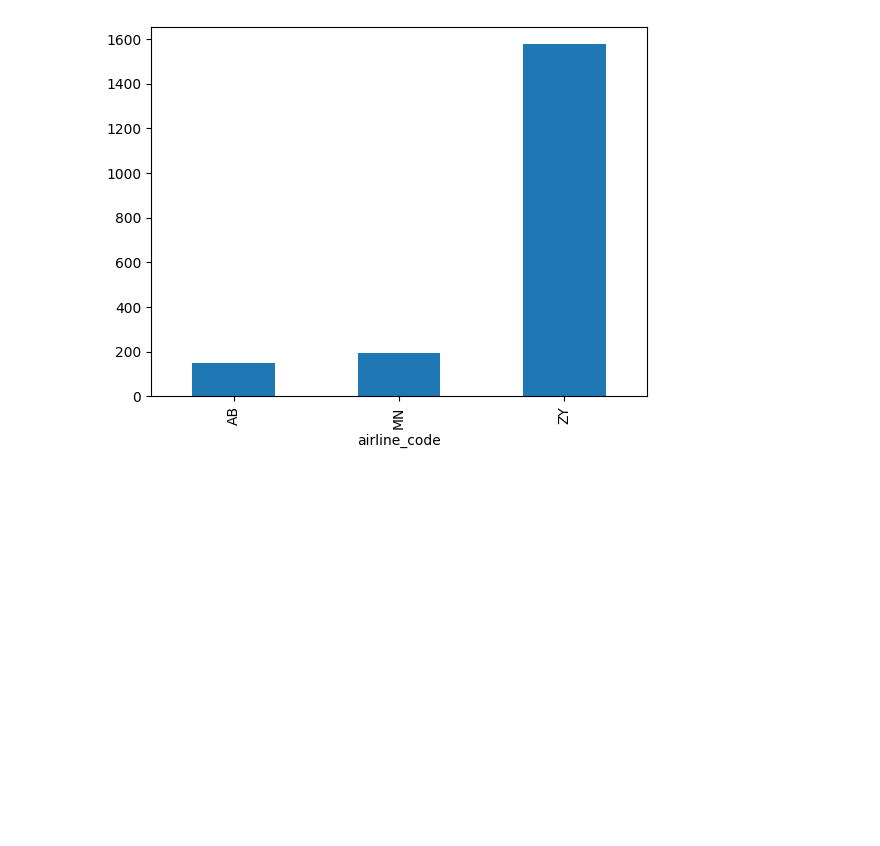
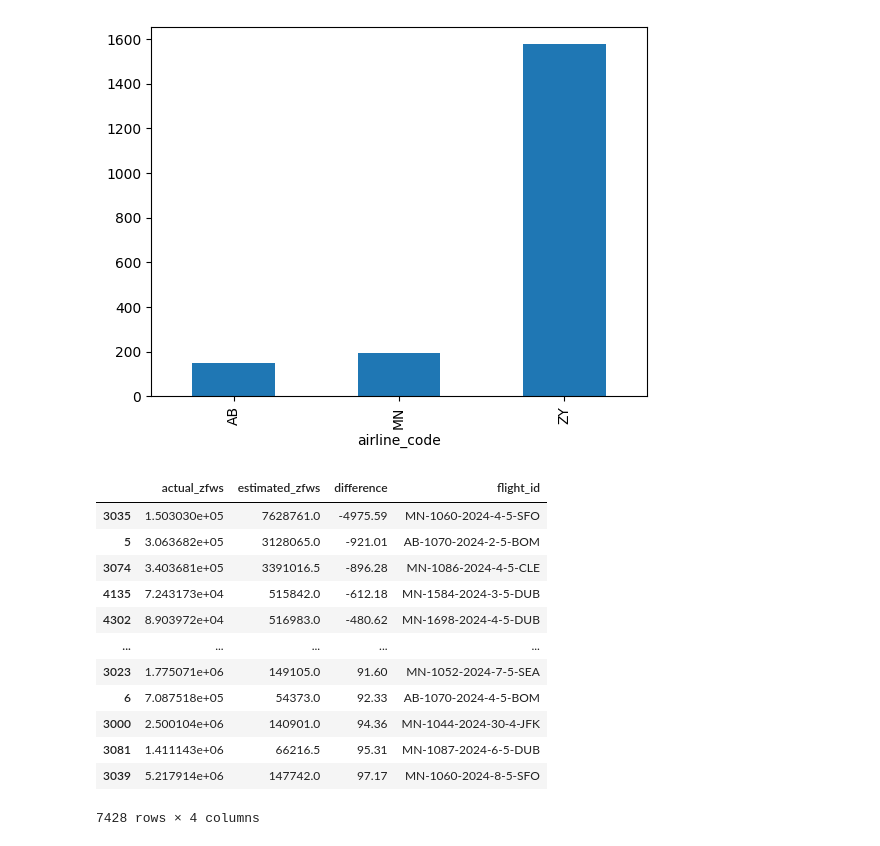
Before and after one commit to aref-hasan/aircraft_load, a Jupyter notebook: visualization/data_quality.ipynb, the cells around one changed output. Drawn from its saved outputs; the diff is of its cells as text; code cells hidden in the pictures; blank space fills up the shorter version.

Commit message:
differnece between estimated_zfws and actuals for each flight_id and each airline

```diff
--- a/visualization/data_quality.ipynb
+++ b/visualization/data_quality.ipynb
@@ -39,3 +39,25 @@ flight_numbers_by_airline.plot(kind='bar')
 # %% [output]
 <Axes: xlabel='airline_code'>
 [figure]
+# %%
+zfws = weights_df[["actual_zfws", "estimated_zfws"]]
+zfws = zfws.dropna()
+zfws = zfws.map(lambda x: np.mean(x, axis=0))
+zfws["difference"] = ((zfws["actual_zfws"] - zfws["estimated_zfws"]) / zfws["actual_zfws"] * 100).round(2)
+zfws["flight_id"] = weights_df["flight_id"]
+zfws.sort_values(by="difference", ascending=True, inplace=True)
+zfws
+# %% [output]
+|  | actual_zfws | estimated_zfws | difference | flight_id |
+| 3035 | 1.503030e+05 | 7628761.0 | -4975.59 | MN-1060-2024-4-5-SFO |
+| 5 | 3.063682e+05 | 3128065.0 | -921.01 | AB-1070-2024-2-5-BOM |
+| 3074 | 3.403681e+05 | 3391016.5 | -896.28 | MN-1086-2024-4-5-CLE |
+| 4135 | 7.243173e+04 | 515842.0 | -612.18 | MN-1584-2024-3-5-DUB |
+| 4302 | 8.903972e+04 | 516983.0 | -480.62 | MN-1698-2024-4-5-DUB |
+| ... | ... | ... | ... | ... |
+| 3023 | 1.775071e+06 | 149105.0 | 91.60 | MN-1052-2024-7-5-SEA |
+| 6 | 7.087518e+05 | 54373.0 | 92.33 | AB-1070-2024-4-5-BOM |
+| 3000 | 2.500104e+06 | 140901.0 | 94.36 | MN-1044-2024-30-4-JFK |
+| 3081 | 1.411143e+06 | 66216.5 | 95.31 | MN-1087-2024-6-5-DUB |
+| 3039 | 5.217914e+06 | 147742.0 | 97.17 | MN-1060-2024-8-5-SFO |
+7428 rows × 4 columns
```
Also changed, not shown: parts of 1 cell of this notebook.
